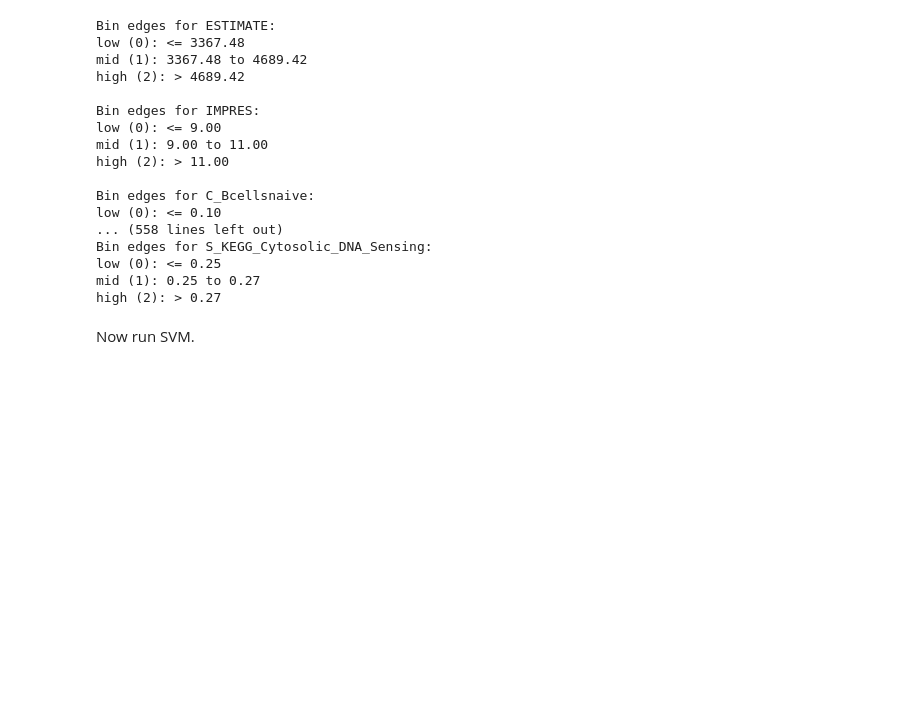
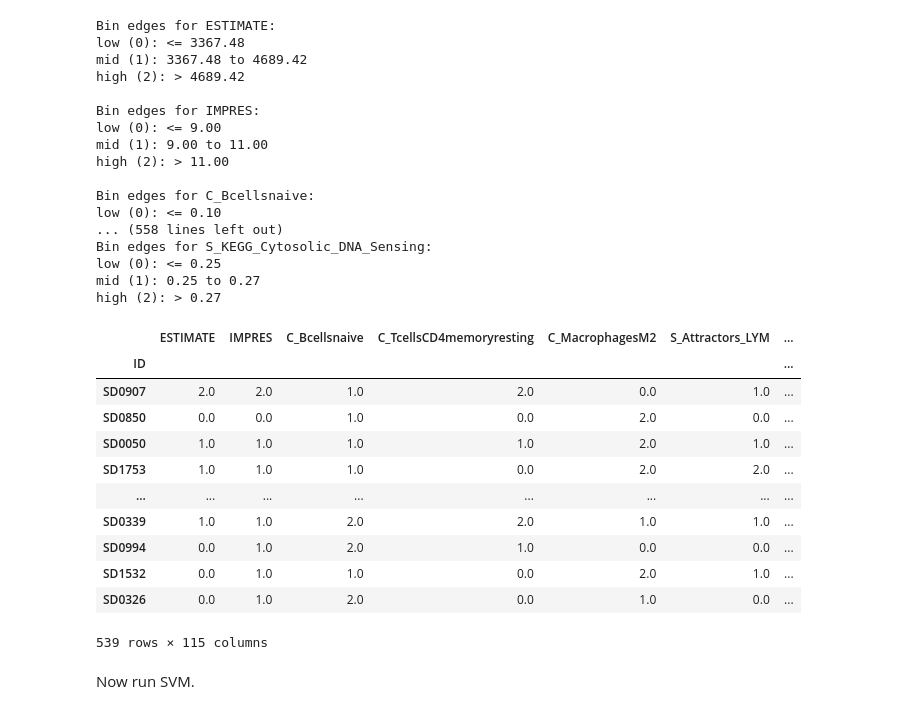
Before and after one commit to cancer-research-malaysia/ImmuNeonSVM, a Jupyter notebook: nb/SVM-classifer.ipynb, the cells around one changed output. Saved outputs shown, nothing was run; the diff lists cells and outputs as text; code cells hidden in the pictures; blank space fills up the shorter version.

```diff
--- a/nb/SVM-classifer.ipynb
+++ b/nb/SVM-classifer.ipynb
@@ -438,6 +452,21 @@ Bin edges for S_KEGG_Cytosolic_DNA_Sensing:
 low (0): <= 0.25
 mid (1): 0.25 to 0.27
 high (2): > 0.27
+# %%
+Y_train_binned
+# %% [output]
+|  | ESTIMATE | IMPRES | C_Bcellsnaive | C_TcellsCD4memoryresting | C_MacrophagesM2 | S_Attractors_LYM | ... |
+| ID |  |  |  |  |  |  | ... |
+| SD0907 | 2.0 | 2.0 | 1.0 | 2.0 | 0.0 | 1.0 | ... |
+| SD0850 | 0.0 | 0.0 | 1.0 | 0.0 | 2.0 | 0.0 | ... |
+| SD0050 | 1.0 | 1.0 | 1.0 | 1.0 | 2.0 | 1.0 | ... |
+| SD1753 | 1.0 | 1.0 | 1.0 | 0.0 | 2.0 | 2.0 | ... |
+| ... | ... | ... | ... | ... | ... | ... | ... |
+| SD0339 | 1.0 | 1.0 | 2.0 | 2.0 | 1.0 | 1.0 | ... |
+| SD0994 | 0.0 | 1.0 | 2.0 | 1.0 | 0.0 | 0.0 | ... |
+| SD1532 | 0.0 | 1.0 | 1.0 | 0.0 | 2.0 | 1.0 | ... |
+| SD0326 | 0.0 | 1.0 | 2.0 | 0.0 | 1.0 | 0.0 | ... |
+539 rows × 115 columns
 # %% [markdown]
 Now run SVM.
 # %%
```
Also changed, not shown: parts of 4 cells of this notebook, 1 other file.
